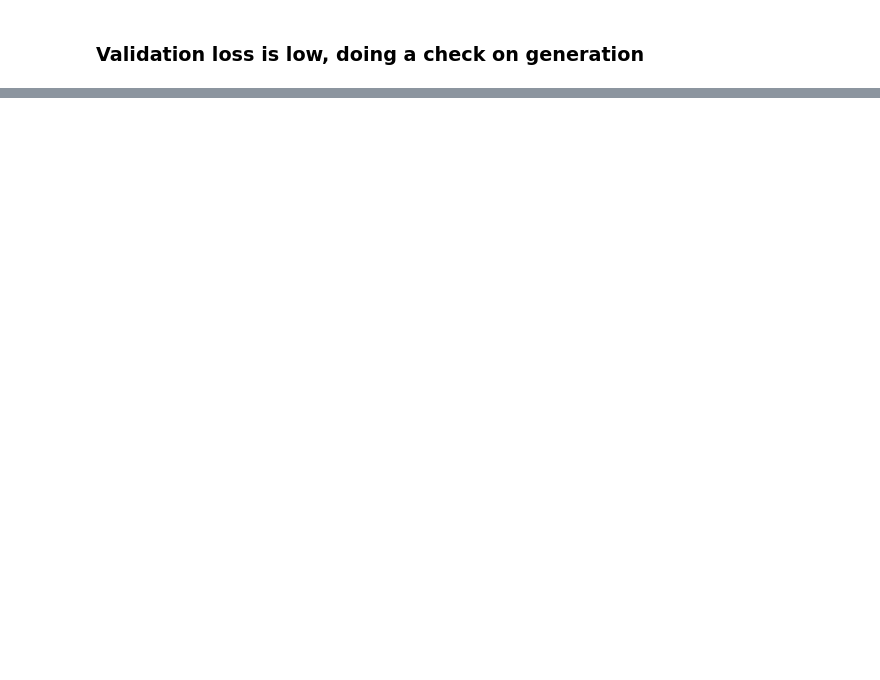
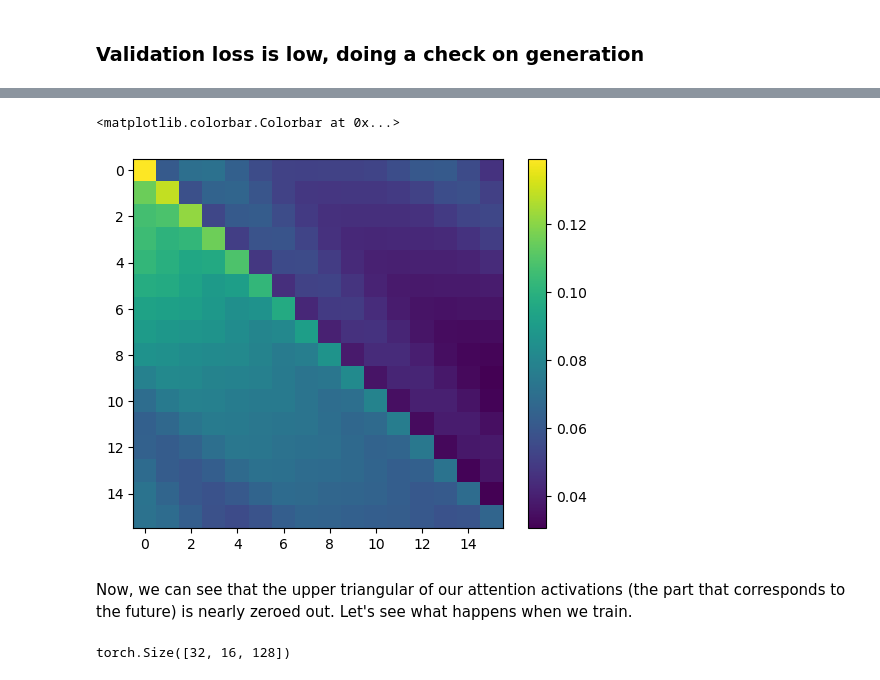
Before and after one commit to ysurs/Multimodal_llms, a Jupyter notebook: llama.ipynb, the cells around one changed output, grey strips where cells are left out. Saved outputs shown, nothing was run; the diff lists cells and outputs as text; code cells hidden in the pictures; blank space fills up the shorter version.

```diff
--- a/llama.ipynb
+++ b/llama.ipynb
@@ -768,0 +865,40 @@ generate(model, config=MASTER_CONFIG)
+# %%
+layer = RoPEMaskedAttentionHead(MASTER_CONFIG)
+batch = torch.ones((MASTER_CONFIG['batch_size'], MASTER_CONFIG['context_window'], MASTER_CONFIG['d_model']))
+output, attn_weights = layer(batch, return_attn_weights=True)
+
+plt.imshow(attn_weights[0].detach().numpy())
+plt.colorbar()
+# %% [output]
+<matplotlib.colorbar.Colorbar at 0x...>
+[figure, added]
+# %% [markdown]
+Now, we can see that the upper triangular of our attention activations (the part that corresponds to the future) is nearly zeroed out. Let's see what happens when we train.
+# %%
+# definitely there's an optimization we could make where we cache the rotation matrices, but skip.
+class RoPEMaskedMultiheadAttention(nn.Module):
+    def __init__(self, config):
+        super().__init__()
+        self.config = config
+        self.heads = nn.ModuleList([
+            RoPEMaskedAttentionHead(config) for _ in range(config['n_heads'])
+        ])
+        self.linear = nn.Linear(config['n_heads'] * config['d_model'], config['d_model'])
+        self.dropout = nn.Dropout(.1)
+
+    def forward(self, x):
+        heads = [h(x) for h in self.heads]
+        x = torch.cat(heads, dim=-1)
+        x = self.linear(x)
+        x = self.dropout(x)
+        return x
+
+MASTER_CONFIG.update({
+    'n_heads': 8,
+})
+layer = RoPEMultiheadAttention(MASTER_CONFIG)
+batch = torch.ones((MASTER_CONFIG['batch_size'], MASTER_CONFIG['context_window'], MASTER_CONFIG['d_model']))
+output = layer(batch)
+output.shape
+# %% [output]
+torch.Size([32, 16, 128])
```
Also changed, not shown: parts of 15 cells of this notebook.
